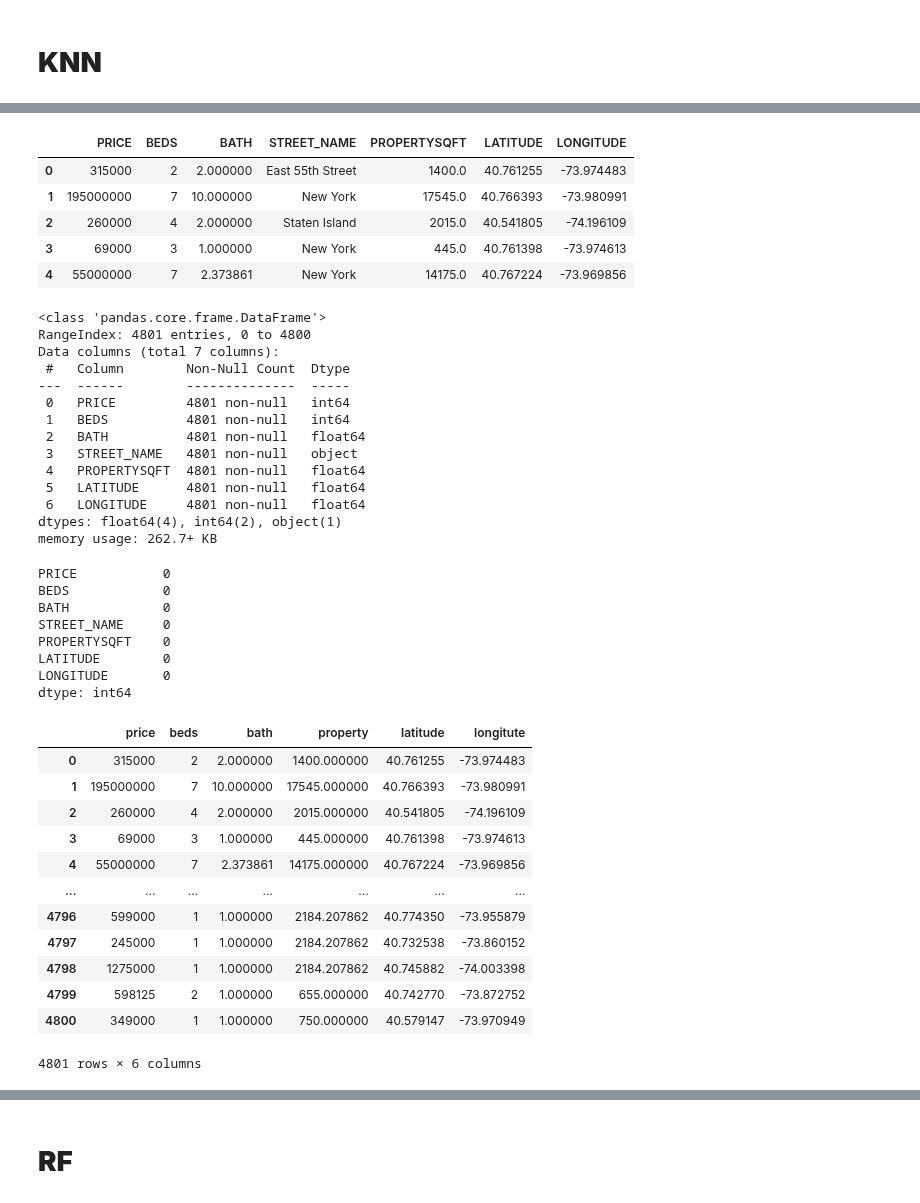
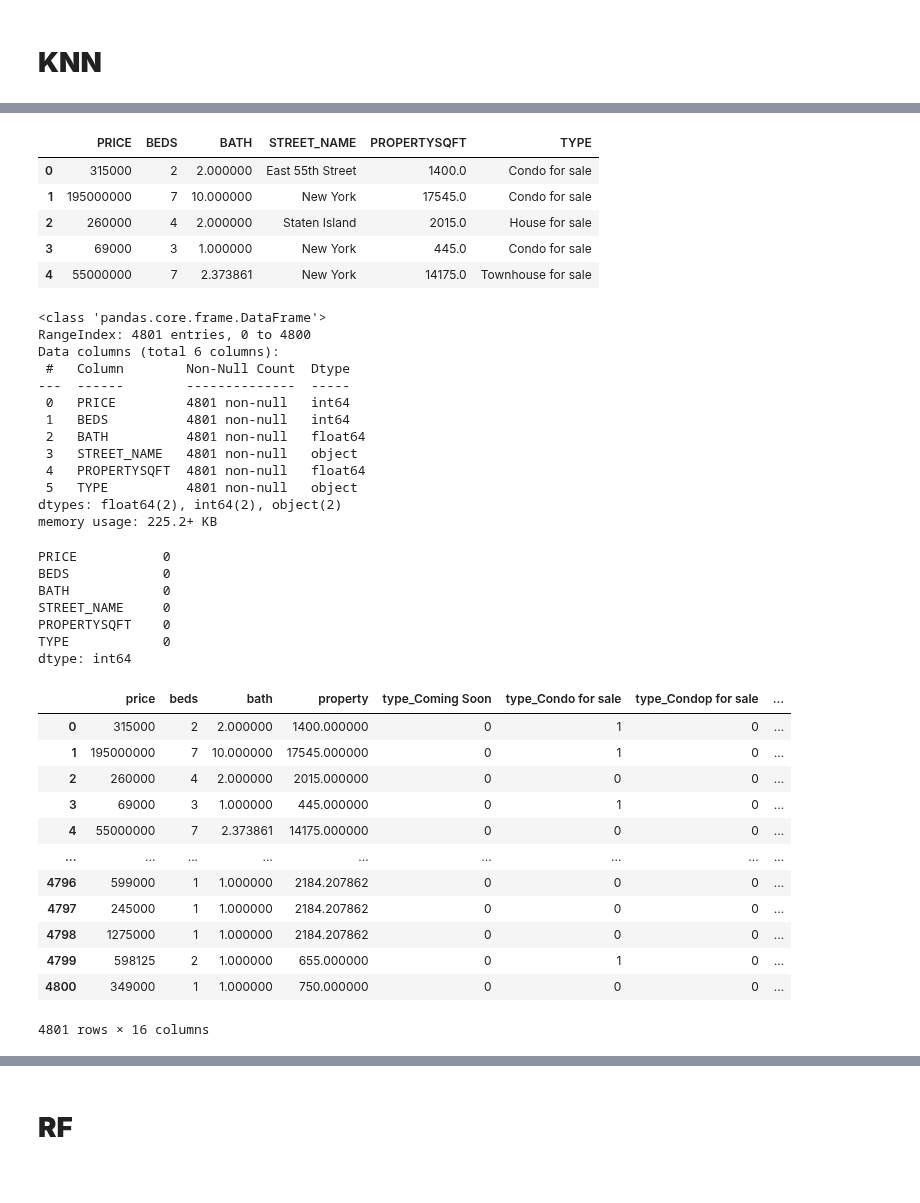
Before and after one commit to EviIius/6211_Advanced_BA, a Jupyter notebook: BA_Project/Work.ipynb, the cells around one changed output, grey strips where cells are left out. Cells and saved outputs as stored; diff of their text form; code cells hidden in the pictures.

```diff
--- a/BA_Project/Work.ipynb
+++ b/BA_Project/Work.ipynb
@@ -169,22 +307,22 @@ df.head()
 | 3 | Brokered by COMPASS | Condo for sale | 69000 | 3 | 1.000000 | 445.0 | 2 E 55th St Unit 908W33 | Manhattan, NY 10022 | 2 E 55th St Unit 908W33Manhattan,... | ... |
 | 4 | Brokered by Sotheby's Internation... | Townhouse for sale | 55000000 | 7 | 2.373861 | 14175.0 | 5 E 64th St | New York, NY 10065 | 5 E 64th StNew York, NY 10065 | ... |
 # %%
-df = df[['PRICE','BEDS','BATH','STREET_NAME','PROPERTYSQFT','LATITUDE','LONGITUDE']]
+df = df[['PRICE','BEDS','BATH','STREET_NAME','PROPERTYSQFT','TYPE']]
 df.head(5)
 # %% [output]
-|  | PRICE | BEDS | BATH | STREET_NAME | PROPERTYSQFT | LATITUDE | LONGITUDE |
-| 0 | 315000 | 2 | 2.000000 | East 55th Street | 1400.0 | 40.761255 | -73.974483 |
-| 1 | 195000000 | 7 | 10.000000 | New York | 17545.0 | 40.766393 | -73.980991 |
-| 2 | 260000 | 4 | 2.000000 | Staten Island | 2015.0 | 40.541805 | -74.196109 |
-| 3 | 69000 | 3 | 1.000000 | New York | 445.0 | 40.761398 | -73.974613 |
-| 4 | 55000000 | 7 | 2.373861 | New York | 14175.0 | 40.767224 | -73.969856 |
+|  | PRICE | BEDS | BATH | STREET_NAME | PROPERTYSQFT | TYPE |
+| 0 | 315000 | 2 | 2.000000 | East 55th Street | 1400.0 | Condo for sale |
+| 1 | 195000000 | 7 | 10.000000 | New York | 17545.0 | Condo for sale |
+| 2 | 260000 | 4 | 2.000000 | Staten Island | 2015.0 | House for sale |
+| 3 | 69000 | 3 | 1.000000 | New York | 445.0 | Condo for sale |
+| 4 | 55000000 | 7 | 2.373861 | New York | 14175.0 | Townhouse for sale |
 # %%
 df.info()
 np.sum(df.isnull(),axis = 0) # No null
 # %% [output]
 <class 'pandas.core.frame.DataFrame'>
 RangeIndex: 4801 entries, 0 to 4800
-Data columns (total 7 columns):
+Data columns (total 6 columns):
  #   Column        Non-Null Count  Dtype
 ---  ------        --------------  -----
  0   PRICE         4801 non-null   int64
@@ -192,36 +330,35 @@ Data columns (total 7 columns):
  2   BATH          4801 non-null   float64
  3   STREET_NAME   4801 non-null   object
  4   PROPERTYSQFT  4801 non-null   float64
- 5   LATITUDE      4801 non-null   float64
- 6   LONGITUDE     4801 non-null   float64
-dtypes: float64(4), int64(2), object(1)
-memory usage: 262.7+ KB
+ 5   TYPE          4801 non-null   object
+dtypes: float64(2), int64(2), object(2)
+memory usage: 225.2+ KB
 PRICE           0
 BEDS            0
 BATH            0
 STREET_NAME     0
 PROPERTYSQFT    0
-LATITUDE        0
-LONGITUDE       0
+TYPE            0
 dtype: int64
 # %%
-df.columns = ['price','beds','bath','street','property','latitude','longitute']
+df.columns = ['price','beds','bath','street','property','type']
+df = pd.get_dummies(df, columns=['type'], drop_first=True, dtype=int)
 df_price = df.drop('street',axis=1)
 df_price
 # %% [output]
-|  | price | beds | bath | property | latitude | longitute |
-| 0 | 315000 | 2 | 2.000000 | 1400.000000 | 40.761255 | -73.974483 |
-| 1 | 195000000 | 7 | 10.000000 | 17545.000000 | 40.766393 | -73.980991 |
-| 2 | 260000 | 4 | 2.000000 | 2015.000000 | 40.541805 | -74.196109 |
-| 3 | 69000 | 3 | 1.000000 | 445.000000 | 40.761398 | -73.974613 |
-| 4 | 55000000 | 7 | 2.373861 | 14175.000000 | 40.767224 | -73.969856 |
-| ... | ... | ... | ... | ... | ... | ... |
-| 4796 | 599000 | 1 | 1.000000 | 2184.207862 | 40.774350 | -73.955879 |
-| 4797 | 245000 | 1 | 1.000000 | 2184.207862 | 40.732538 | -73.860152 |
-| 4798 | 1275000 | 1 | 1.000000 | 2184.207862 | 40.745882 | -74.003398 |
-| 4799 | 598125 | 2 | 1.000000 | 655.000000 | 40.742770 | -73.872752 |
-| 4800 | 349000 | 1 | 1.000000 | 750.000000 | 40.579147 | -73.970949 |
+|  | price | beds | bath | property | type_Coming Soon | type_Condo for sale | type_Condop for sale | ... |
+| 0 | 315000 | 2 | 2.000000 | 1400.000000 | 0 | 1 | 0 | ... |
+| 1 | 195000000 | 7 | 10.000000 | 17545.000000 | 0 | 1 | 0 | ... |
+| 2 | 260000 | 4 | 2.000000 | 2015.000000 | 0 | 0 | 0 | ... |
+| 3 | 69000 | 3 | 1.000000 | 445.000000 | 0 | 1 | 0 | ... |
+| 4 | 55000000 | 7 | 2.373861 | 14175.000000 | 0 | 0 | 0 | ... |
+| ... | ... | ... | ... | ... | ... | ... | ... | ... |
+| 4796 | 599000 | 1 | 1.000000 | 2184.207862 | 0 | 0 | 0 | ... |
+| 4797 | 245000 | 1 | 1.000000 | 2184.207862 | 0 | 0 | 0 | ... |
+| 4798 | 1275000 | 1 | 1.000000 | 2184.207862 | 0 | 0 | 0 | ... |
+| 4799 | 598125 | 2 | 1.000000 | 655.000000 | 0 | 1 | 0 | ... |
+| 4800 | 349000 | 1 | 1.000000 | 750.000000 | 0 | 0 | 0 | ... |
-4801 rows × 6 columns
+4801 rows × 16 columns
 # %%
 df_price.corr()
 # %% [output]
```
Also changed, not shown: parts of 22 cells of this notebook.
